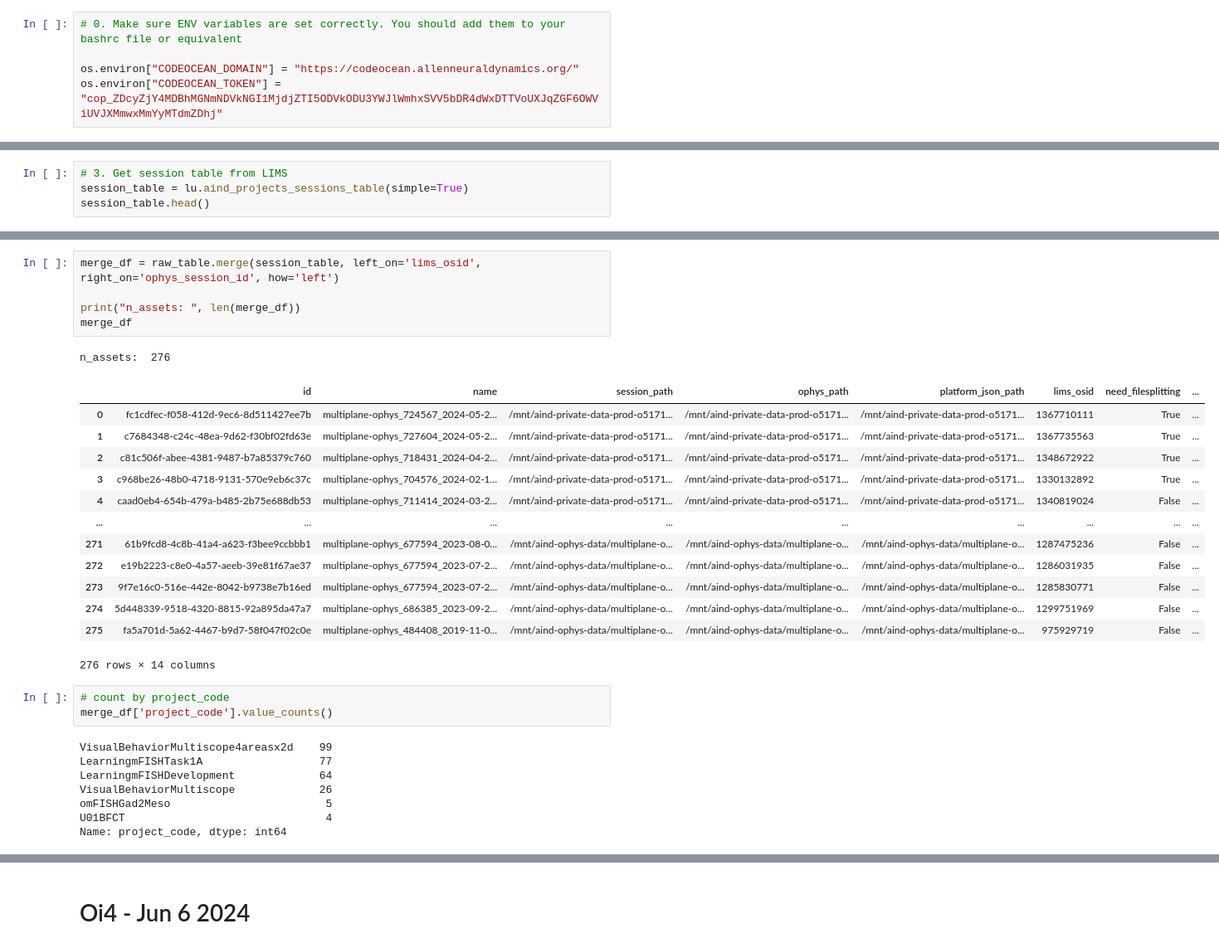
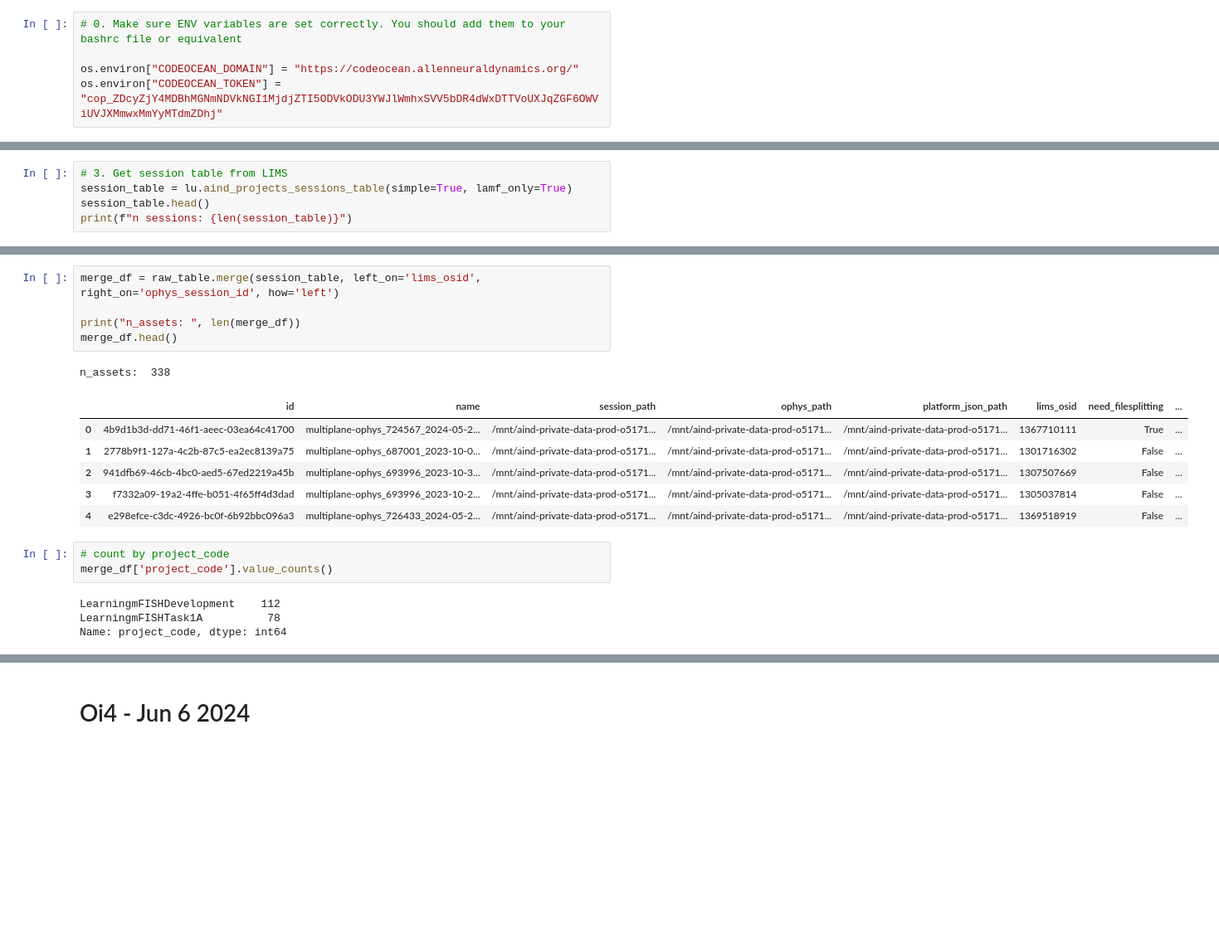
Before and after one commit to AllenNeuralDynamics/lamf-analysis, a Jupyter notebook: src/lamf_analysis/notebooks/Code-Ocean-Assets-on-AWS-compared-to-LIMS.ipynb, the cells around one changed output, grey strips where cells are left out. Shown at 83% size. Saved outputs shown, nothing was run; the diff lists cells and outputs as text; blank space fills up the shorter version.

Commit message:
update co asset nb

```diff
--- a/src/lamf_analysis/notebooks/Code-Ocean-Assets-on-AWS-compared-to-LIMS.ipynb
+++ b/src/lamf_analysis/notebooks/Code-Ocean-Assets-on-AWS-compared-to-LIMS.ipynb
@@ -151,5 +167,6 @@ n_derived_assets:  96
 # %%
 # 3. Get session table from LIMS
-session_table = lu.aind_projects_sessions_table(simple=True)
+session_table = lu.aind_projects_sessions_table(simple=True, lamf_only=True)
 session_table.head()
+print(f"n sessions: {len(session_table)}")
 # %% [output]
@@ -162,33 +174,22 @@ session_table.head()
 # %%
 merge_df = raw_table.merge(session_table, left_on='lims_osid', right_on='ophys_session_id', how='left')
 
 print("n_assets: ", len(merge_df))
-merge_df
+merge_df.head()
 # %% [output]
-n_assets:  276
+n_assets:  338
 |  | id | name | session_path | ophys_path | platform_json_path | lims_osid | need_filesplitting | ... |
-| 0 | fc1cdfec-f058-412d-9ec6-8d511427ee7b | multiplane-ophys_724567_2024-05-2... | /mnt/aind-private-data-prod-o5171... | /mnt/aind-private-data-prod-o5171... | /mnt/aind-private-data-prod-o5171... | 1367710111 | True | ... |
-| 1 | c7684348-c24c-48ea-9d62-f30bf02fd63e | multiplane-ophys_727604_2024-05-2... | /mnt/aind-private-data-prod-o5171... | /mnt/aind-private-data-prod-o5171... | /mnt/aind-private-data-prod-o5171... | 1367735563 | True | ... |
-| 2 | c81c506f-abee-4381-9487-b7a85379c760 | multiplane-ophys_718431_2024-04-2... | /mnt/aind-private-data-prod-o5171... | /mnt/aind-private-data-prod-o5171... | /mnt/aind-private-data-prod-o5171... | 1348672922 | True | ... |
-| 3 | c968be26-48b0-4718-9131-570e9eb6c37c | multiplane-ophys_704576_2024-02-1... | /mnt/aind-private-data-prod-o5171... | /mnt/aind-private-data-prod-o5171... | /mnt/aind-private-data-prod-o5171... | 1330132892 | True | ... |
-| 4 | caad0eb4-654b-479a-b485-2b75e688db53 | multiplane-ophys_711414_2024-03-2... | /mnt/aind-private-data-prod-o5171... | /mnt/aind-private-data-prod-o5171... | /mnt/aind-private-data-prod-o5171... | 1340819024 | False | ... |
-| ... | ... | ... | ... | ... | ... | ... | ... | ... |
-| 271 | 61b9fcd8-4c8b-41a4-a623-f3bee9ccbbb1 | multiplane-ophys_677594_2023-08-0... | /mnt/aind-ophys-data/multiplane-o... | /mnt/aind-ophys-data/multiplane-o... | /mnt/aind-ophys-data/multiplane-o... | 1287475236 | False | ... |
-| 272 | e19b2223-c8e0-4a57-aeeb-39e81f67ae37 | multiplane-ophys_677594_2023-07-2... | /mnt/aind-ophys-data/multiplane-o... | /mnt/aind-ophys-data/multiplane-o... | /mnt/aind-ophys-data/multiplane-o... | 1286031935 | False | ... |
-| 273 | 9f7e16c0-516e-442e-8042-b9738e7b16ed | multiplane-ophys_677594_2023-07-2... | /mnt/aind-ophys-data/multiplane-o... | /mnt/aind-ophys-data/multiplane-o... | /mnt/aind-ophys-data/multiplane-o... | 1285830771 | False | ... |
-| 274 | 5d448339-9518-4320-8815-92a895da47a7 | multiplane-ophys_686385_2023-09-2... | /mnt/aind-ophys-data/multiplane-o... | /mnt/aind-ophys-data/multiplane-o... | /mnt/aind-ophys-data/multiplane-o... | 1299751969 | False | ... |
-| 275 | fa5a701d-5a62-4467-b9d7-58f047f02c0e | multiplane-ophys_484408_2019-11-0... | /mnt/aind-ophys-data/multiplane-o... | /mnt/aind-ophys-data/multiplane-o... | /mnt/aind-ophys-data/multiplane-o... | 975929719 | False | ... |
+| 0 | 4b9d1b3d-dd71-46f1-aeec-03ea64c41700 | multiplane-ophys_724567_2024-05-2... | /mnt/aind-private-data-prod-o5171... | /mnt/aind-private-data-prod-o5171... | /mnt/aind-private-data-prod-o5171... | 1367710111 | True | ... |
+| 1 | 2778b9f1-127a-4c2b-87c5-ea2ec8139a75 | multiplane-ophys_687001_2023-10-0... | /mnt/aind-private-data-prod-o5171... | /mnt/aind-private-data-prod-o5171... | /mnt/aind-private-data-prod-o5171... | 1301716302 | False | ... |
+| 2 | 941dfb69-46cb-4bc0-aed5-67ed2219a45b | multiplane-ophys_693996_2023-10-3... | /mnt/aind-private-data-prod-o5171... | /mnt/aind-private-data-prod-o5171... | /mnt/aind-private-data-prod-o5171... | 1307507669 | False | ... |
+| 3 | f7332a09-19a2-4ffe-b051-4f65ff4d3dad | multiplane-ophys_693996_2023-10-2... | /mnt/aind-private-data-prod-o5171... | /mnt/aind-private-data-prod-o5171... | /mnt/aind-private-data-prod-o5171... | 1305037814 | False | ... |
+| 4 | e298efce-c3dc-4926-bc0f-6b92bbc096a3 | multiplane-ophys_726433_2024-05-2... | /mnt/aind-private-data-prod-o5171... | /mnt/aind-private-data-prod-o5171... | /mnt/aind-private-data-prod-o5171... | 1369518919 | False | ... |
-276 rows × 14 columns
 # %%
 # count by project_code
 merge_df['project_code'].value_counts()
 # %% [output]
-VisualBehaviorMultiscope4areasx2d    99
-LearningmFISHTask1A                  77
-LearningmFISHDevelopment             64
-VisualBehaviorMultiscope             26
-omFISHGad2Meso                        5
-U01BFCT                               4
+LearningmFISHDevelopment    112
+LearningmFISHTask1A          78
 Name: project_code, dtype: int64
 # %%
 # merge with derived
```
Also changed, not shown: parts of 10 cells of this notebook.
